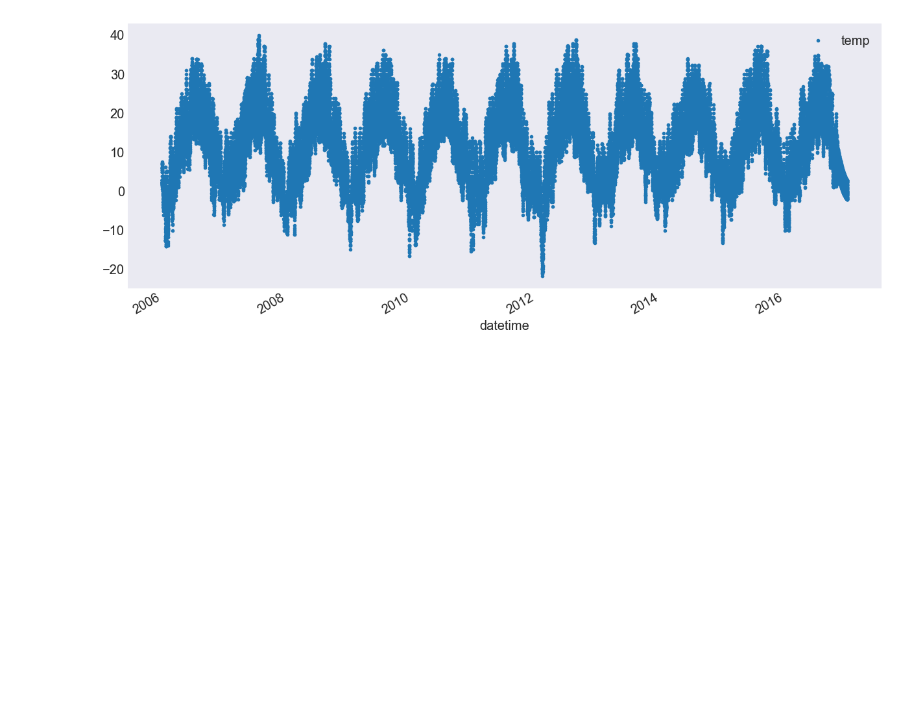
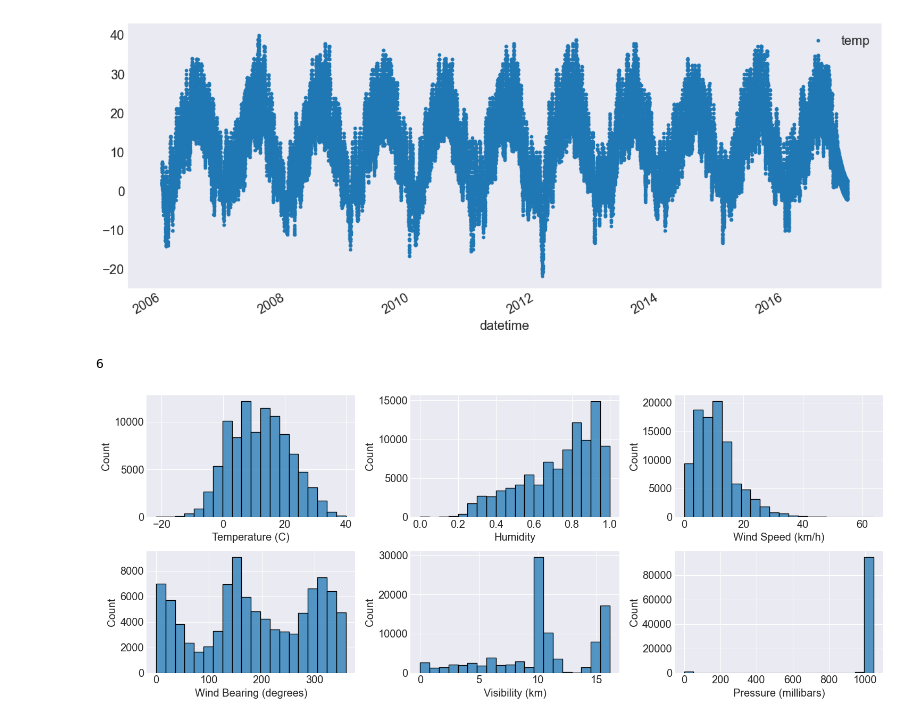
Before and after one commit to DAI-ai-code/DNN, a Jupyter notebook: day9/2_rnn_intro.ipynb, the cells around one changed output. Drawn from its saved outputs; the diff is of its cells as text; code cells hidden in the pictures; blank space fills up the shorter version.

```diff
--- a/day9/2_rnn_intro.ipynb
+++ b/day9/2_rnn_intro.ipynb
@@ -80,7 +80,7 @@ plt.style.use('seaborn-v0_8-darkgrid') # plt.style.use('ggplot')
 # %% [markdown]
 ## Getting Weather Data
 # %%
-data_df = pd.read_csv("weatherHistory.csv")
+data_df = pd.read_csv("../input/weatherHistory.csv")
 data_df.head()
 # %% [output]
 |  | Formatted Date | Summary | Precip Type | Temperature (C) | Apparent Temperature (C) | Humidity | ... |
@@ -184,3 +184,18 @@ temp_df.plot(x='datetime', y='temp', style='.', ax=ax)
 ax.grid()
 # %% [output]
 [figure]
+# %%
+num_cols = ['Temperature (C)', 'Humidity', 'Wind Speed (km/h)',
+       'Wind Bearing (degrees)', 'Visibility (km)','Pressure (millibars)']
+len(num_cols)
+# %% [output]
+6
+# %%
+fig, axes = plt.subplots(2,3)
+axes = axes.ravel()
+for count, col in enumerate(num_cols):
+    ax = axes[count]
+    sns.histplot(data=data_df, x=col, ax=ax, bins=20)
+plt.tight_layout()
+# %% [output]
+[figure, added]
```
Also changed, not shown: parts of 14 cells of this notebook, 3 other files.
